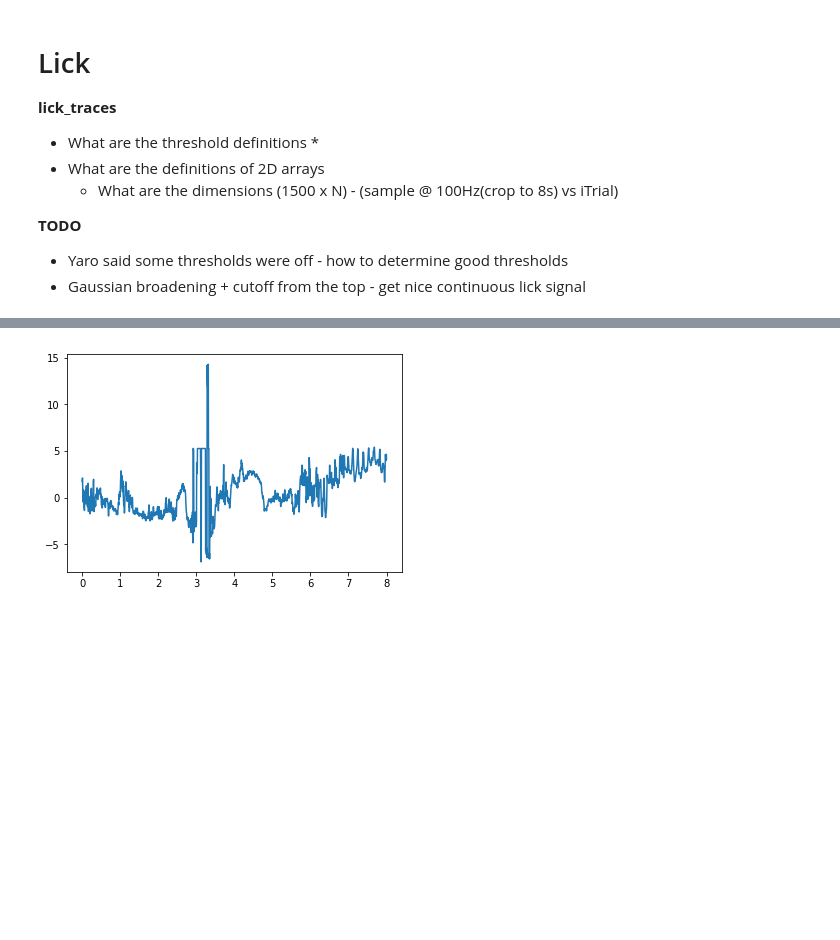
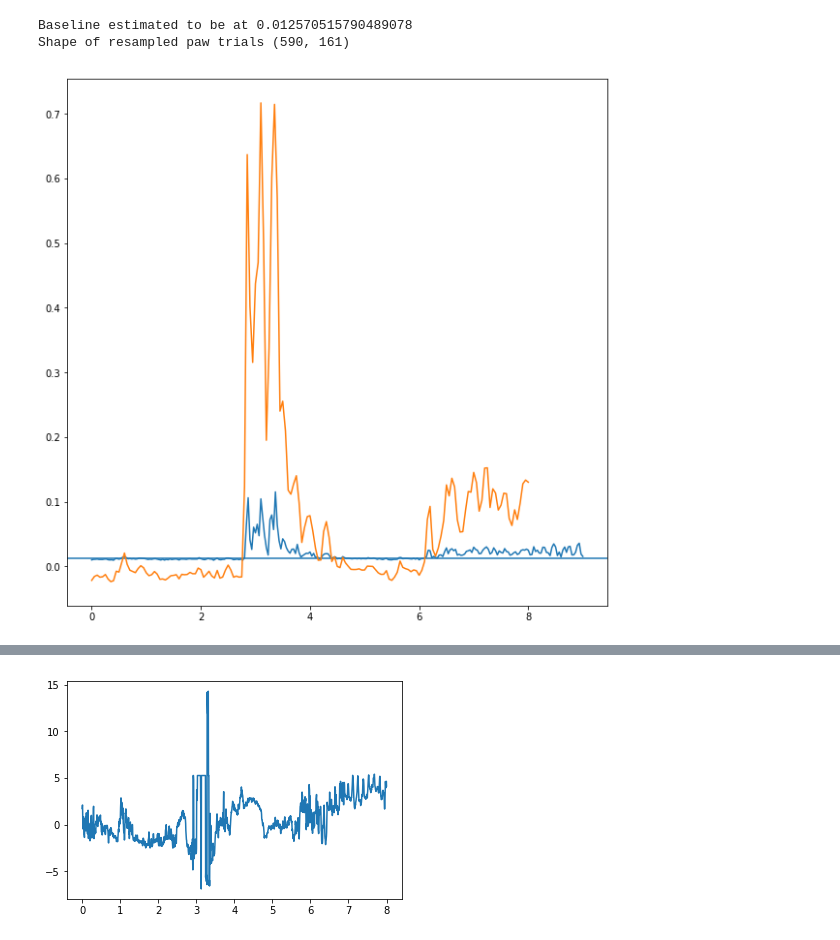
Before and after one commit to aleksejs-fomins/nest-mesoscopic-metric-test, a Jupyter notebook: codes/analysis_real/behaviour-analysis-template.ipynb, the cells around one changed output, grey strips where cells are left out. Cells and saved outputs as stored; diff of their text form; code cells hidden in the pictures; blank space fills up the shorter version.

```diff
--- a/codes/analysis_real/behaviour-analysis-template.ipynb
+++ b/codes/analysis_real/behaviour-analysis-template.ipynb
@@ -24,12 +132,8 @@ Appended library directory /home/alyosha/work/nest-mesoscopic-metric-test/codes/
 # %%
-pwd = './'#'/mnt/hifo_scratch1/Yaro/data_for_TE/'
-m_file = gui_fname("Select data directory", pwd, filter="Matlab Files (*.m, *.mat)")
-print(m_file)
-f = loadmat(m_file)
+pwd = '/mnt/hifo_scratch1/Yaro/data_for_TE/'
+m_name = gui_fname("Select data directory", pwd, filter="Matlab Files (*.m, *.mat)")
+f_paw = read_paw(m_name)
 
-for k,v in f.items():
-    if isinstance(v, float) or isinstance(v, int) or isinstance(v, list):
-        print(k, v)
-    else:
-        print(k, v.shape)
+print("Reading file", m_name)
+print("Shape of raw paw trials", f_paw['trialsPaw'].shape)
 # %% [output]
@@ -55,12 +142,43 @@ TARGET_TIMES = np.linspace(TARGET_RANGE[0], TARGET_RANGE[1], TARGET_NTIMES)
-# %% [markdown]
-# Lick
-
-**lick_traces**
-* What are the threshold definitions
-  *
-* What are the definitions of 2D arrays
-  * What are the dimensions (1500 x N) - (sample @ 100Hz(crop to 8s) vs iTrial)
-
-**TODO**
-- Yaro said some thresholds were off - how to determine good thresholds
-- Gaussian broadening + cutoff from the top - get nice continuous lick signal
+# %%
+# Plot before
+plt.figure(figsize=(10,10))
+plt.plot(f_paw['tPaw'], f_paw['trialsPaw'][0])
+
+# Estimate baseline
+#mle = np.nanmean(f_paw['trialsPaw'])
+hist_v, hist_t = np.histogram(f_paw['trialsPaw'].flatten(), bins='auto')
+mle = hist_t[np.argmax(hist_v)]
+print("Baseline estimated to be at", mle)
+plt.axhline(y=mle, xmin=0, xmax=8)
+
+# 1) Subtract baseline and rescale
+data_paw = f_paw['trialsPaw'] - mle
+data_paw[np.isnan(data_paw)] = 0
+#data_paw /= np.max(data_paw)
+
+# Truncate
+l,r = trunc_idx(f_paw['tPaw'], 0, 8)
+paw_times_tmp = f_paw['tPaw'][l:r]
+data_paw = data_paw[:, l:r]
+
+# Resample
+nTrials = data_paw.shape[0]
+
+if f_paw['freqPaw'] < TARGET_FREQ:
+    param_resample = {'method' : 'interpolative', 'kind' : 'cubic'}
+else:
+    param_resample = {'method' : 'averaging', 'kind' : 'kernel', 'ker_sig2' : (0.5/TARGET_FREQ)**2}
+data_paw = np.array([resample(paw_times_tmp, data_paw[iTrial], TARGET_TIMES, param_resample) for iTrial in range(nTrials)])
+
+# Normalize
+data_paw /= np.max(data_paw)
+
+print("Shape of resampled paw trials", data_paw.shape)
+
+# Plot after
+plt.plot(TARGET_TIMES, data_paw[0])
+plt.show()
+# %% [output]
+Baseline estimated to be at 0.012570515790489078
+Shape of resampled paw trials (590, 161)
+[figure, added]
```
Also changed, not shown: parts of 23 cells of this notebook, 12 other files.
